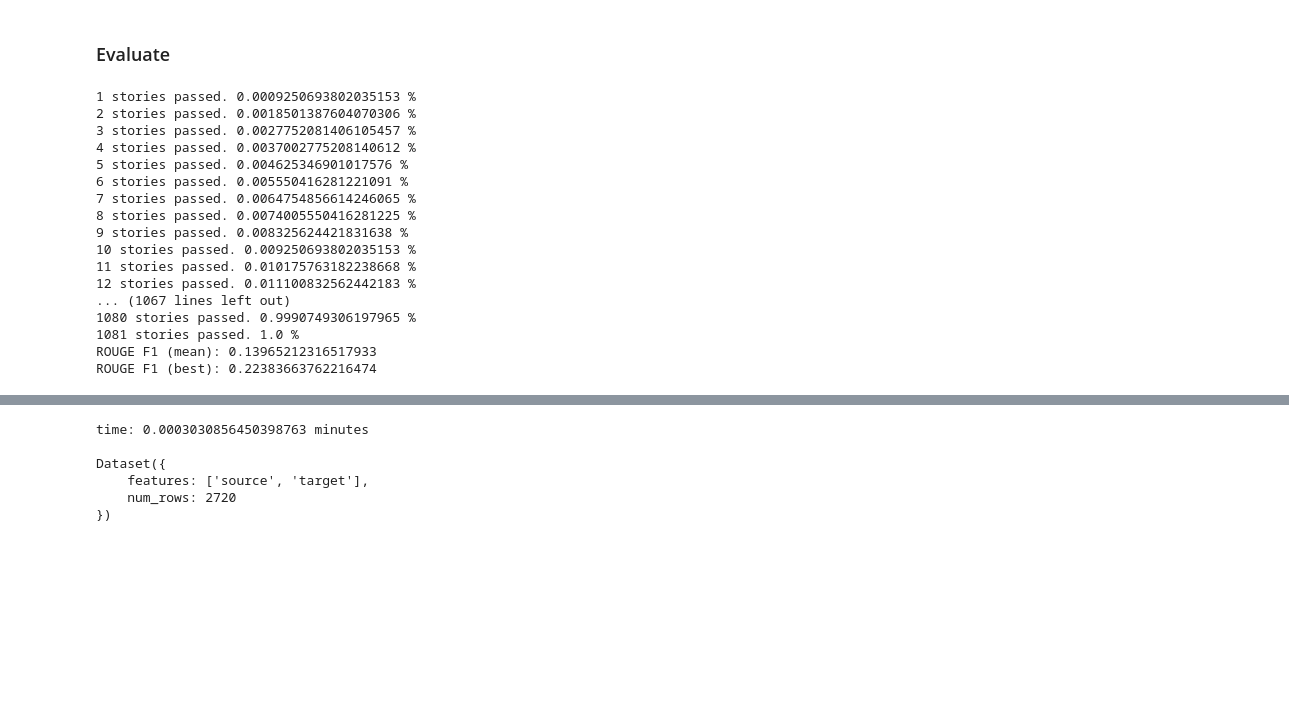
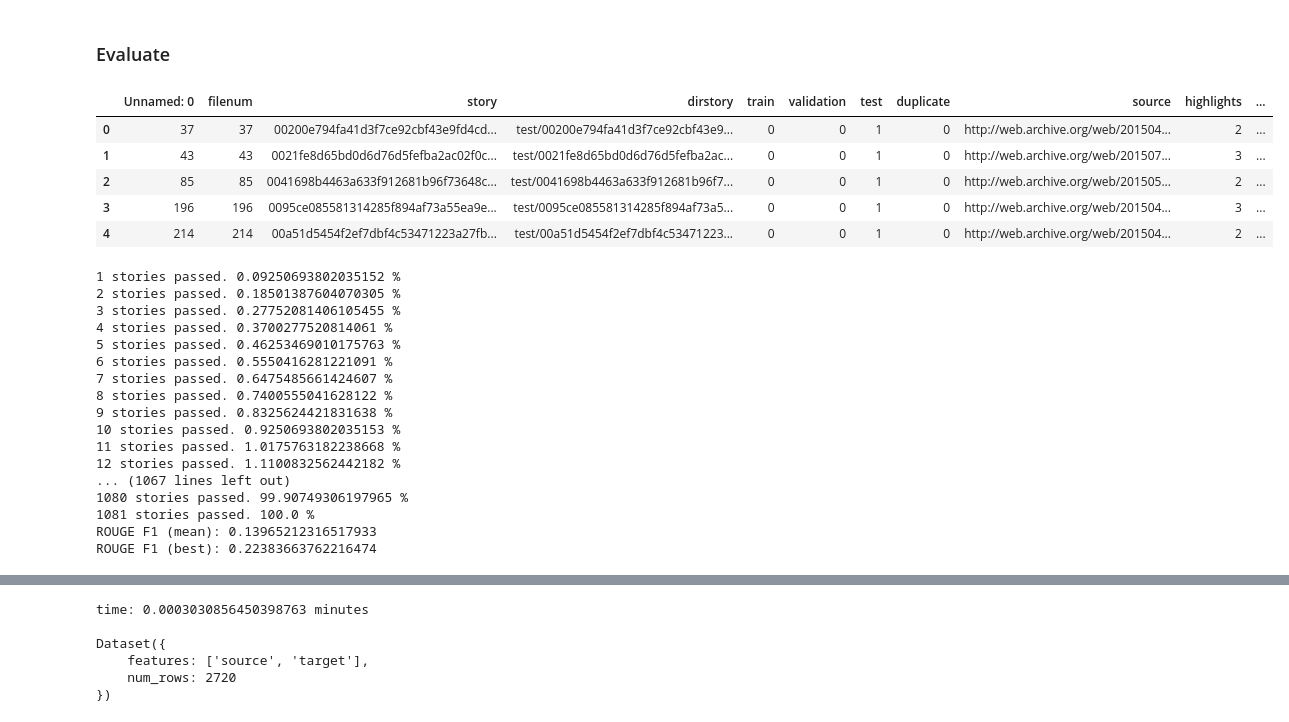
Before and after one commit to ernestomartinez/w266_final, a Jupyter notebook: Tell_Me_What_I_Dont_Know.ipynb, the cells around one changed output, grey strips where cells are left out. Cells and saved outputs as stored; diff of their text form; code cells hidden in the pictures; blank space fills up the shorter version.

```diff
--- a/Tell_Me_What_I_Dont_Know.ipynb
+++ b/Tell_Me_What_I_Dont_Know.ipynb
@@ -1449,20 +1494,30 @@ tensor(2.0927, grad_fn=<NllLossBackward>)
 tensor(2.6209, grad_fn=<NllLossBackward>)
 # %% [markdown]
 ### Evaluate
+# %%
+test_results = pd.read_csv(TOPDIR + '/test_results_1')
+test_results.drop('single_rouge', axis=1, inplace=True)
+test_results.head()
+# %% [output]
+|  | Unnamed: 0 | filenum | story | dirstory | train | validation | test | duplicate | source | highlights | ... |
+| 0 | 37 | 37 | 00200e794fa41d3f7ce92cbf43e9fd4cd... | test/00200e794fa41d3f7ce92cbf43e9... | 0 | 0 | 1 | 0 | http://web.archive.org/web/201504... | 2 | ... |
+| 1 | 43 | 43 | 0021fe8d65bd0d6d76d5fefba2ac02f0c... | test/0021fe8d65bd0d6d76d5fefba2ac... | 0 | 0 | 1 | 0 | http://web.archive.org/web/201507... | 3 | ... |
+| 2 | 85 | 85 | 0041698b4463a633f912681b96f73648c... | test/0041698b4463a633f912681b96f7... | 0 | 0 | 1 | 0 | http://web.archive.org/web/201505... | 2 | ... |
+| 3 | 196 | 196 | 0095ce085581314285f894af73a55ea9e... | test/0095ce085581314285f894af73a5... | 0 | 0 | 1 | 0 | http://web.archive.org/web/201504... | 3 | ... |
+| 4 | 214 | 214 | 00a51d5454f2ef7dbf4c53471223a27fb... | test/00a51d5454f2ef7dbf4c53471223... | 0 | 0 | 1 | 0 | http://web.archive.org/web/201504... | 2 | ... |
 # %%
 # for scoring outputs
 rouge = Rouge()
 
-# get list of training files
-# test_files = cnn_meta[cnn_meta['test']==1].reset_index()['story']
+os.chdir(TOPDIR)
+baseline_model = T5ForConditionalGeneration.from_pretrained('baseline_model/model')
 
 mean_rouge = []
 max_rouge = []
+scores = [ 0 for i in range(len(test_files)) ]
 
 for i in range(len(test_files)):
-# for i in range(5):
-    # format the text to input/target format
-    # story, highlights = format_story(test_files[i])
+# for i in range(4):
     story = all_stories.loc[test_files[i],'story']
     highlights = all_stories.loc[test_files[i],'highlights']
 
@@ -1473,35 +1528,46 @@ for i in range(len(test_files)):
     output = baseline_model.generate(encoded, num_beams=4, no_repeat_ngram_size=2,
                              min_length=30, max_length=300, early_stopping=True)
     summary = tokenizer.decode(output[0])
-    # print(summary)
-    # print('')
+    test_results.loc[test_results['dirstory'] == test_files[i],'single_summ' ] = summary
 
-    # get ROUGE scores between thoutput and highlights
-    scores = [rouge.get_scores(summary,highlight)[0]['rouge-1']['f'] for highlight in highlights]
+    # get ROUGE scores between the output and highlights
+    calc = [ rouge.get_scores(summary, highlight)[0] for highlight in highlights ]
+    scores[i] = [ [ sc['rouge-1']['f'], sc['rouge-1']['p'], sc['rouge-1']['r'],
+                 sc['rouge-2']['f'], sc['rouge-2']['p'], sc['rouge-2']['r'],
+                 sc['rouge-l']['f'], sc['rouge-l']['p'], sc['rouge-l']['r'] ]
+                 for sc in calc ]
 
-    mean_rouge.append(np.mean(scores))
-    max_rouge.append(max(scores))
+    mean_rouge.append(np.mean([ sc[0] for sc in scores[i] ]))
+    max_rouge.append(max([ sc[0] for sc in scores[i] ]))
 
-    if 1%1==0:
-      print(i+1,'stories passed.',(i+1)/len(test_files),'%')
+    if i % 1 == 0:
+      print(i+1, 'stories passed.', (i + 1) * 100 / len(test_files), '%')
+
+    if i == 5:
+        i = 1080
+
+    # while len(scores) < 1081:
+    #     scores.append(0)
+
+test_results['single_rouge'] = scores
 
 print('ROUGE F1 (mean):',np.mean(mean_rouge))
 print('ROUGE F1 (best):',np.mean(max_rouge))
 # %% [output]
-1 stories passed. 0.0009250693802035153 %
-2 stories passed. 0.0018501387604070306 %
-3 stories passed. 0.0027752081406105457 %
-4 stories passed. 0.0037002775208140612 %
-5 stories passed. 0.004625346901017576 %
-6 stories passed. 0.005550416281221091 %
-7 stories passed. 0.0064754856614246065 %
-8 stories passed. 0.0074005550416281225 %
-9 stories passed. 0.008325624421831638 %
-10 stories passed. 0.009250693802035153 %
-11 stories passed. 0.010175763182238668 %
-12 stories passed. 0.011100832562442183 %
+1 stories passed. 0.09250693802035152 %
+2 stories passed. 0.18501387604070305 %
+3 stories passed. 0.27752081406105455 %
+4 stories passed. 0.3700277520814061 %
+5 stories passed. 0.46253469010175763 %
+6 stories passed. 0.5550416281221091 %
+7 stories passed. 0.6475485661424607 %
+8 stories passed. 0.7400555041628122 %
+9 stories passed. 0.8325624421831638 %
+10 stories passed. 0.9250693802035153 %
+11 stories passed. 1.0175763182238668 %
+12 stories passed. 1.1100832562442182 %
 ... (1067 lines left out)
-1080 stories passed. 0.9990749306197965 %
-1081 stories passed. 1.0 %
+1080 stories passed. 99.90749306197965 %
+1081 stories passed. 100.0 %
 ROUGE F1 (mean): 0.13965212316517933
 ROUGE F1 (best): 0.22383663762216474
```
Also changed, not shown: parts of 27 cells of this notebook, 2 other files.
